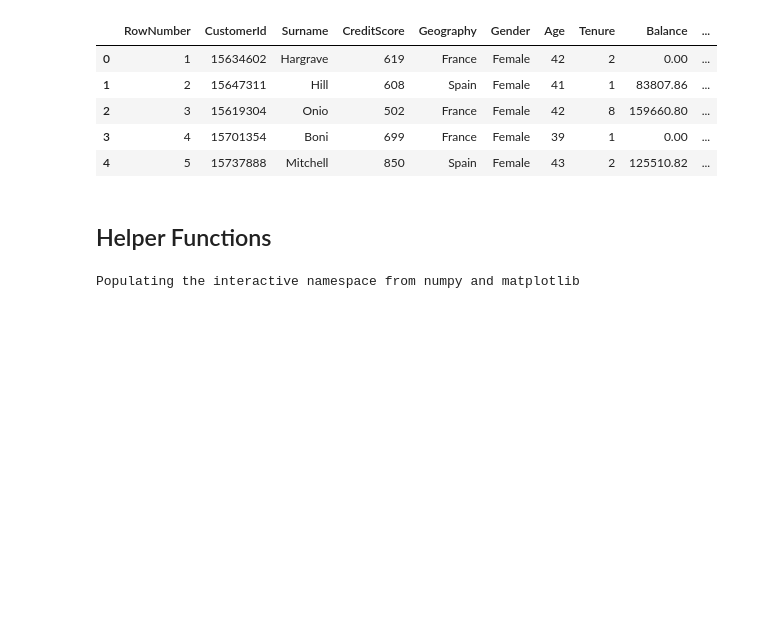
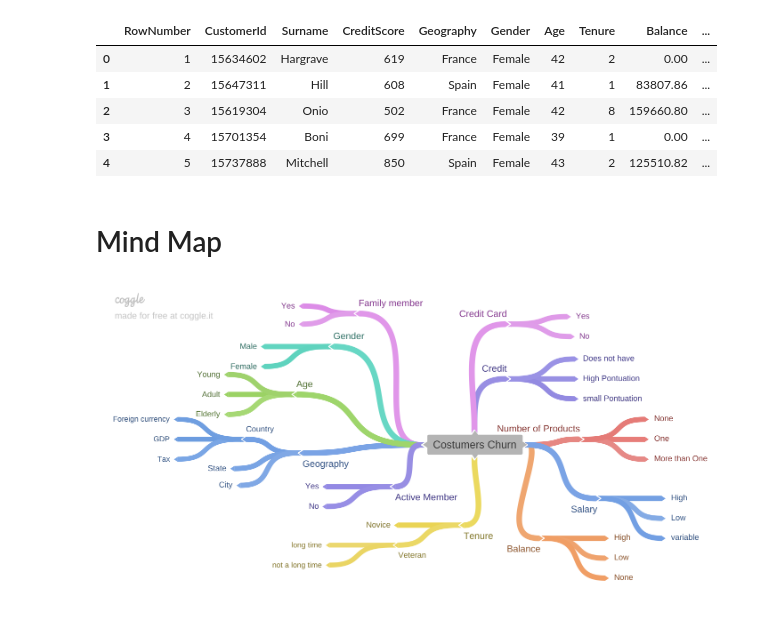
Before and after one commit to FabioCaffarello/Churn-Prediction-TopBank, a Jupyter notebook: 02-Notebooks/01-FirstCycleCRISP/02-MindMapHypothesis.ipynb, the cells around one changed output. Cells and saved outputs as stored; diff of their text form; code cells hidden in the pictures; blank space fills up the shorter version.

Commit message:
add mind map hypothesis

```diff
--- a/02-Notebooks/01-FirstCycleCRISP/02-MindMapHypothesis.ipynb
+++ b/02-Notebooks/01-FirstCycleCRISP/02-MindMapHypothesis.ipynb
@@ -31,5 +25,3 @@ dfRaw.head()
 | 2 | 3 | 15619304 | Onio | 502 | France | Female | 42 | 8 | 159660.80 | ... |
 | 3 | 4 | 15701354 | Boni | 699 | France | Female | 39 | 1 | 0.00 | ... |
 | 4 | 5 | 15737888 | Mitchell | 850 | Spain | Female | 43 | 2 | 125510.82 | ... |
-# %% [markdown]
-## Helper Functions
@@ -51,4 +28,6 @@ def jupyter_settings():
-# %%
-jupyter_settings()
-# %% [output]
-Populating the interactive namespace from numpy and matplotlib
+# %% [markdown]
+# Mind Map
+# %%
+Image('../../img/01-FirstCycleCRISPCostumerChurn.png')
+# %% [output]
+[figure, added]
```
Also changed, not shown: parts of 2 cells of this notebook, 1 other file.
